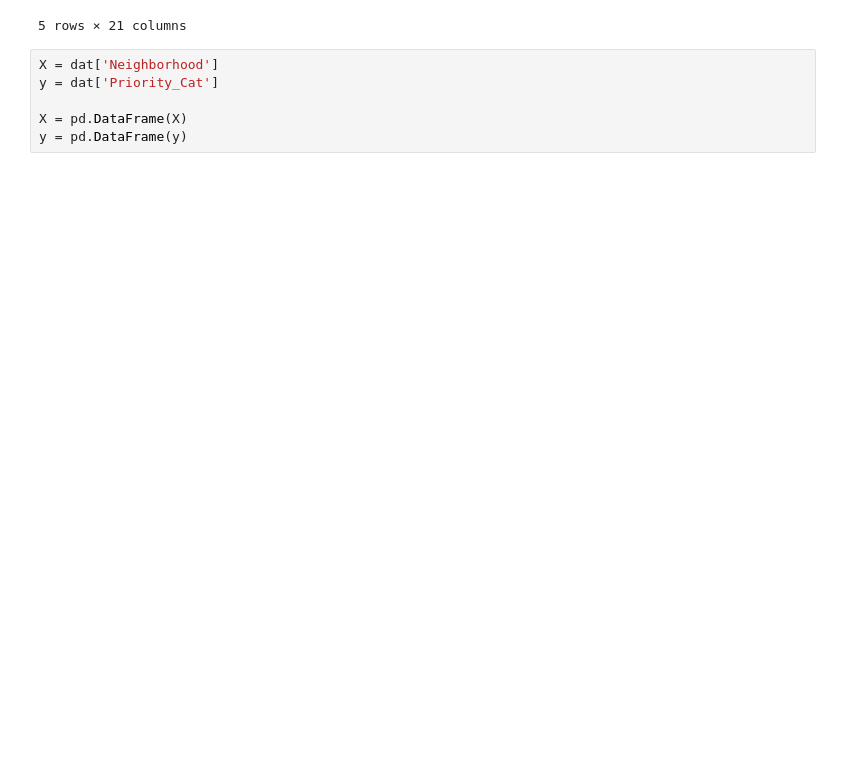
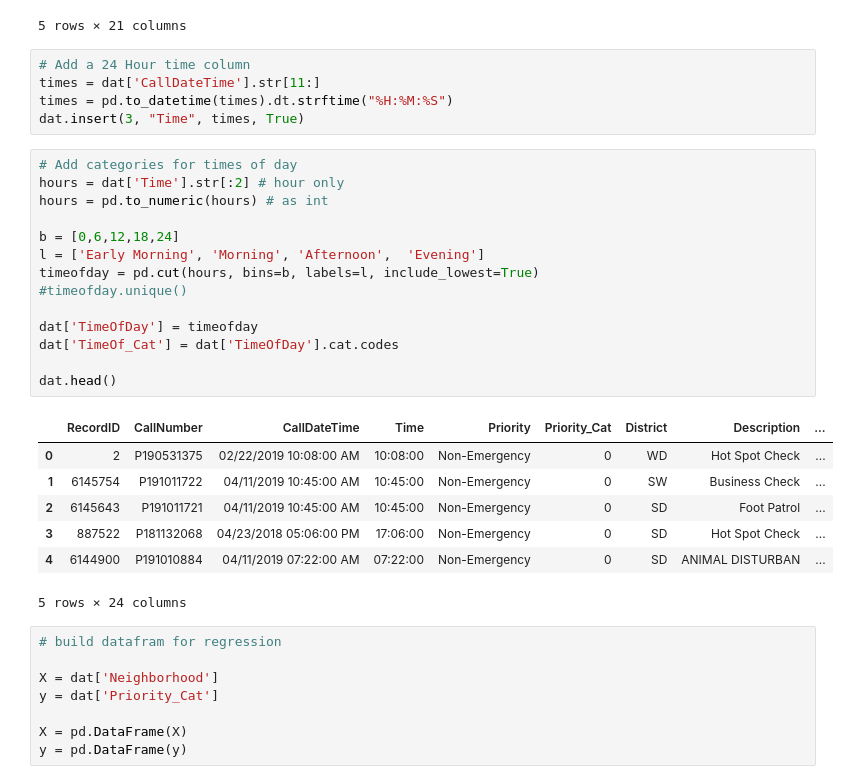
Before and after one commit to Baltimore-Data-Science-Corps-TU-Team/crime-data-analysis-notebooks, a Jupyter notebook: sk_balti_0001.ipynb, the cells around one changed output. Drawn from its saved outputs; the diff is of its cells as text; blank space fills up the shorter version.

Commit message:
Linear Regression Meh
Still not working, but now categorizes by time of day.

```diff
--- a/sk_balti_0001.ipynb
+++ b/sk_balti_0001.ipynb
@@ -70,7 +70,36 @@ dat.head()
 | 3 | 887522 | P181132068 | 04/23/2018 05:06:00 PM | Non-Emergency | 0 | SD | Hot Spot Check | FEDERAL HILL PARK | ... |
 | 4 | 6144900 | P191010884 | 04/11/2019 07:22:00 AM | Non-Emergency | 0 | SD | ANIMAL DISTURBAN | 2000 CHRISTIAN ST | ... |
 5 rows × 21 columns
+# %%
+# Add a 24 Hour time column
+times = dat['CallDateTime'].str[11:]
+times = pd.to_datetime(times).dt.strftime("%H:%M:%S")
+dat.insert(3, "Time", times, True)
+# %%
+# Add categories for times of day
+hours = dat['Time'].str[:2] # hour only
+hours = pd.to_numeric(hours) # as int
+
+b = [0,6,12,18,24]
+l = ['Early Morning', 'Morning', 'Afternoon',  'Evening']
+timeofday = pd.cut(hours, bins=b, labels=l, include_lowest=True)
+#timeofday.unique()
+
+dat['TimeOfDay'] = timeofday
+dat['TimeOf_Cat'] = dat['TimeOfDay'].cat.codes
+
+dat.head()
+# %% [output]
+|  | RecordID | CallNumber | CallDateTime | Time | Priority | Priority_Cat | District | Description | ... |
+| 0 | 2 | P190531375 | 02/22/2019 10:08:00 AM | 10:08:00 | Non-Emergency | 0 | WD | Hot Spot Check | ... |
+| 1 | 6145754 | P191011722 | 04/11/2019 10:45:00 AM | 10:45:00 | Non-Emergency | 0 | SW | Business Check | ... |
+| 2 | 6145643 | P191011721 | 04/11/2019 10:45:00 AM | 10:45:00 | Non-Emergency | 0 | SD | Foot Patrol | ... |
+| 3 | 887522 | P181132068 | 04/23/2018 05:06:00 PM | 17:06:00 | Non-Emergency | 0 | SD | Hot Spot Check | ... |
+| 4 | 6144900 | P191010884 | 04/11/2019 07:22:00 AM | 07:22:00 | Non-Emergency | 0 | SD | ANIMAL DISTURBAN | ... |
+5 rows × 24 columns
 # %%
+# build datafram for regression
+
 X = dat['Neighborhood']
 y = dat['Priority_Cat']
 
```
Also changed, not shown: parts of 6 cells of this notebook.
